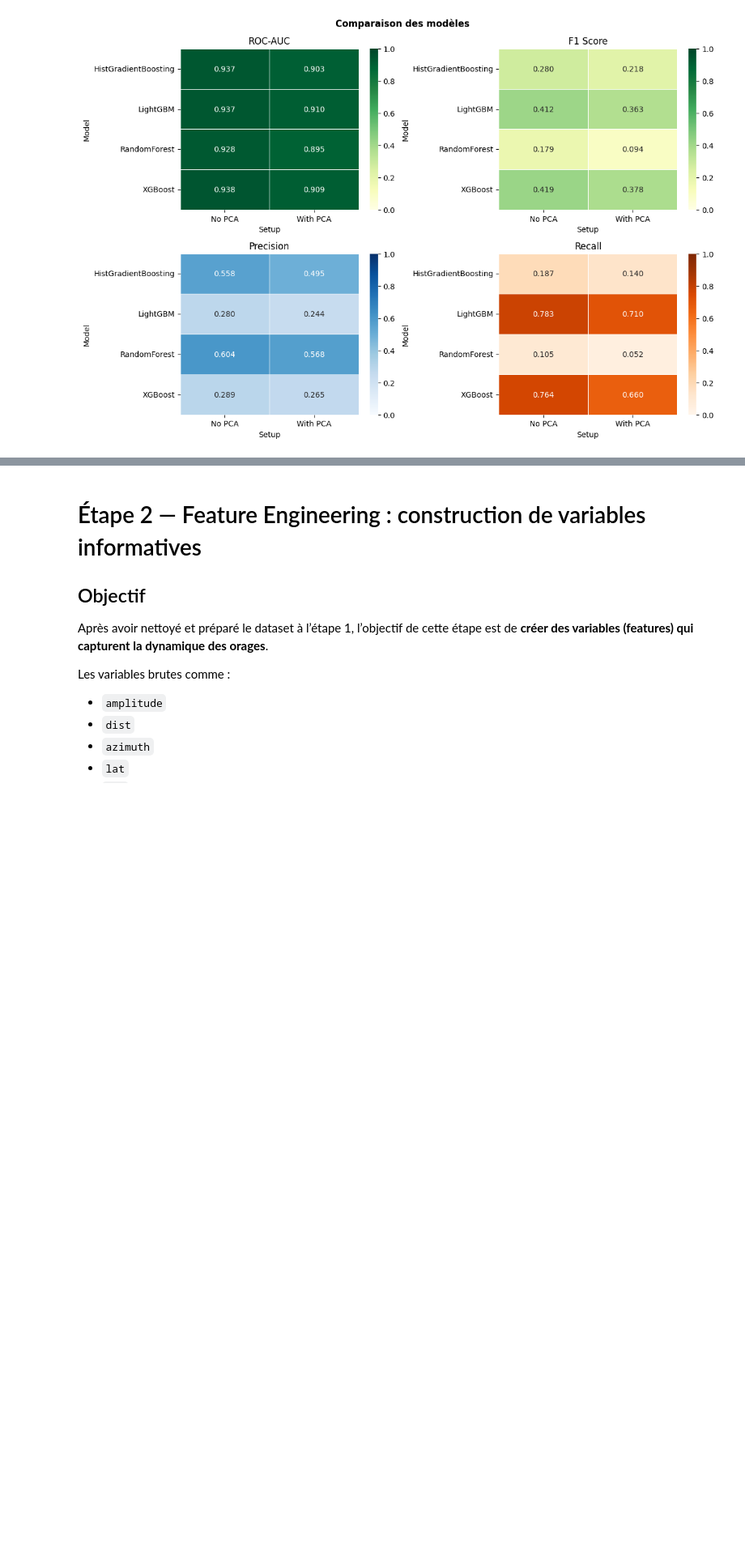
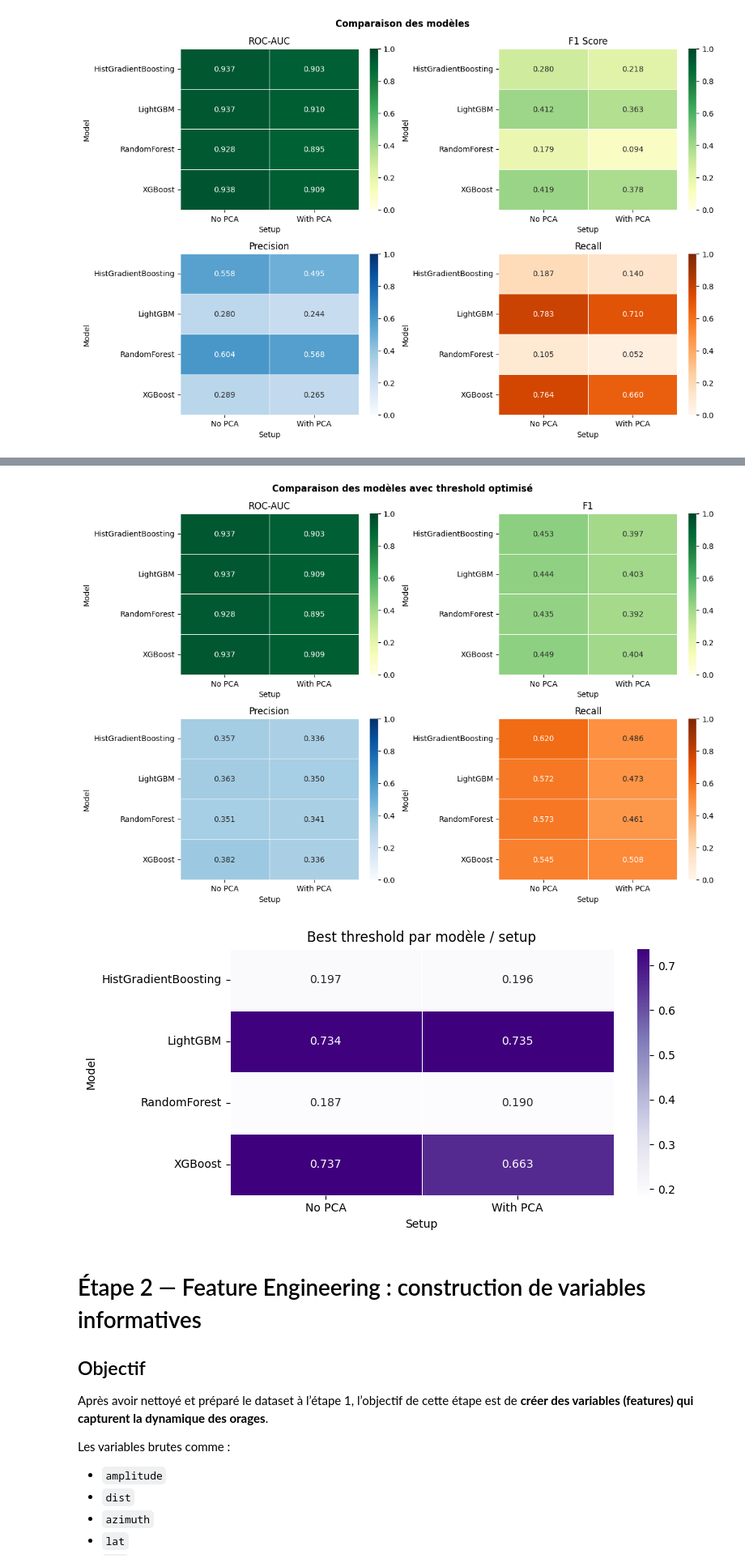
Before and after one commit to Houda-git/Data-Battle, a Jupyter notebook: Fin_Orage.ipynb, the cells around one changed output, grey strips where cells are left out. Shown at 81% size. Drawn from its saved outputs; the diff is of its cells as text; code cells hidden in the pictures; blank space fills up the shorter version.

Commit message:
meme avec tuning ça marche pas

```diff
--- a/Fin_Orage.ipynb
+++ b/Fin_Orage.ipynb
@@ -1866,3 +2075,60 @@ plt.show()
+# %%
+import seaborn as sns
+import matplotlib.pyplot as plt
+
+# Pivot tables
+roc_df = results_threshold_df.pivot_table(
+    index="Model", columns="Setup", values="ROC_AUC"
+)
+
+f1_df = results_threshold_df.pivot_table(
+    index="Model", columns="Setup", values="F1"
+)
+
+precision_df = results_threshold_df.pivot_table(
+    index="Model", columns="Setup", values="Precision"
+)
+
+recall_df = results_threshold_df.pivot_table(
+    index="Model", columns="Setup", values="Recall"
+)
+
+threshold_df = results_threshold_df.pivot_table(
+    index="Model", columns="Setup", values="Best_threshold"
+)
+
+# Figure 2x2 pour les scores
+fig, axes = plt.subplots(2, 2, figsize=(12, 8))
+fig.suptitle("Comparaison des modèles avec threshold optimisé", fontweight="bold")
+
+sns.heatmap(roc_df.astype(float), annot=True, fmt=".3f", cmap="YlGn",
+            vmin=0, vmax=1, linewidths=0.5, ax=axes[0, 0])
+axes[0, 0].set_title("ROC-AUC")
+
+sns.heatmap(f1_df.astype(float), annot=True, fmt=".3f", cmap="YlGn",
+            vmin=0, vmax=1, linewidths=0.5, ax=axes[0, 1])
+axes[0, 1].set_title("F1")
+
+sns.heatmap(precision_df.astype(float), annot=True, fmt=".3f", cmap="Blues",
+            vmin=0, vmax=1, linewidths=0.5, ax=axes[1, 0])
+axes[1, 0].set_title("Precision")
+
+sns.heatmap(recall_df.astype(float), annot=True, fmt=".3f", cmap="Oranges",
+            vmin=0, vmax=1, linewidths=0.5, ax=axes[1, 1])
+axes[1, 1].set_title("Recall")
+
+plt.tight_layout()
+plt.show()
+
+# Heatmap séparée pour les thresholds
+plt.figure(figsize=(8, 4))
+sns.heatmap(threshold_df.astype(float), annot=True, fmt=".3f", cmap="Purples", linewidths=0.5)
+plt.title("Best threshold par modèle / setup")
+plt.tight_layout()
+plt.show()
+# %% [output]
+[figure, added]
+[figure, added]
 # %% [markdown]
 # Étape 2 — Feature Engineering : construction de variables informatives
 
```
Also changed, not shown: parts of 4 cells of this notebook.
